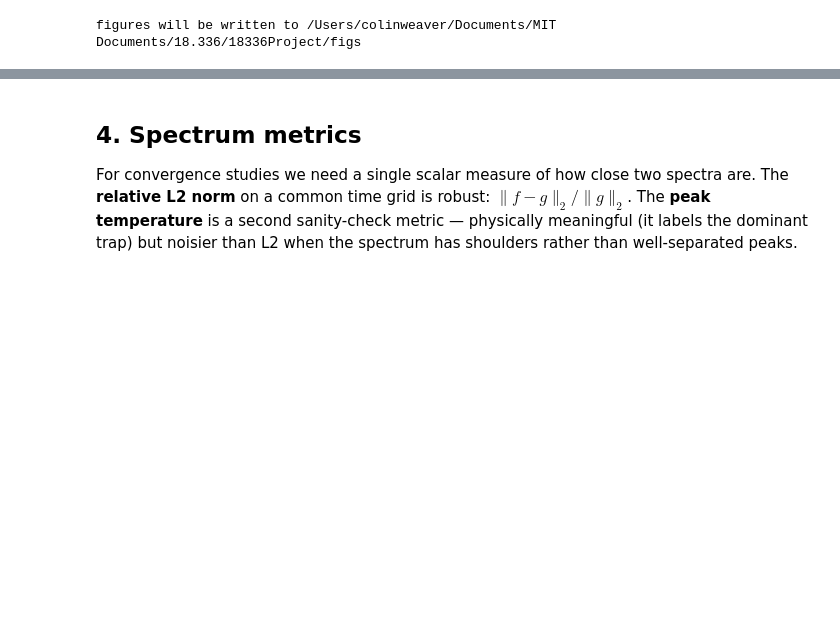
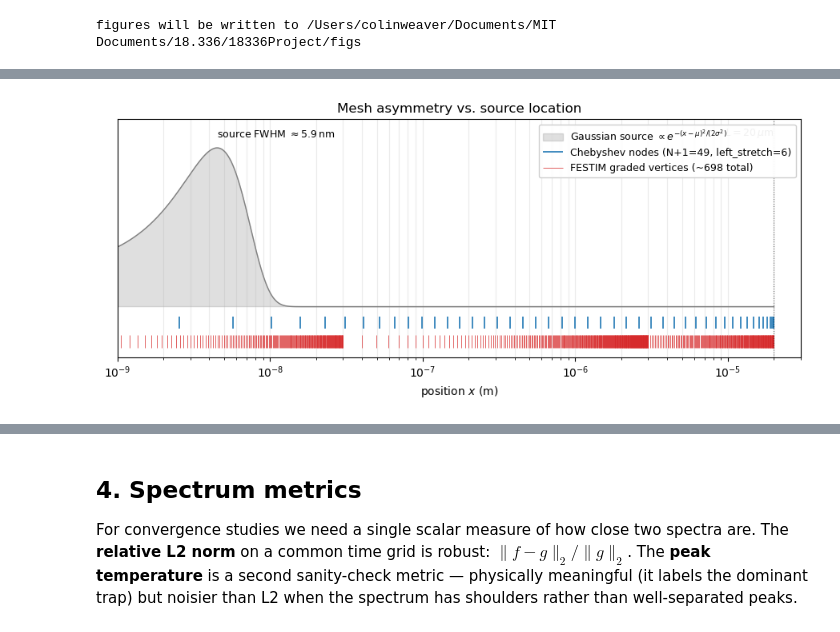
Before and after one commit to WeaverC20/18336Project, a Jupyter notebook: python/tds_inverse.ipynb, the cells around one changed output, grey strips where cells are left out. Cells and saved outputs as stored; diff of their text form; code cells hidden in the pictures; blank space fills up the shorter version.

```diff
--- a/python/tds_inverse.ipynb
+++ b/python/tds_inverse.ipynb
@@ -79,7 +80,7 @@ IMPLANT_TIME = 400.0              # s, implantation duration
 INCIDENT_FLUX = 2.5e19 / AVOGADRO # mol/m^2/s, ion flux during implantation
 CENTER, WIDTH = 4.5e-9, 2.5e-9    # m, Gaussian source: mean and std-dev
 T_IMPLANT = 300.0                 # K, holding temperature pre-TDS
-T_RAMP = 8.0                      # K/s, TDS ramp rate
+T_RAMP = 6.0                      # K/s, TDS ramp rate
 START_TDS = IMPLANT_TIME + 50.0   # s, ramp begins at t=450
 FINAL_TIME = 500.0                # s, end of simulation
 
@@ -87,6 +88,14 @@ FINAL_TIME = 500.0                # s, end of simulation
 N1_TRUE, N2_TRUE = 1.3e-3, 4e-4   # site fractions (dimensionless)
 E1_TRUE, E2_TRUE = 0.87, 1.0      # detrapping activation energies (eV)
 THETA_TRUE = np.array([N1_TRUE, N2_TRUE, E1_TRUE, E2_TRUE])
+
+# Sinh-stretch alpha for the Chebyshev mesh: bigger -> nodes pile up more
+# aggressively near x=0 where the Gaussian source lives. alpha=6 keeps a
+# meaningful cluster near the source while leaving enough bulk nodes for
+# the trapped-H profile that develops during the TDS ramp -- more extreme
+# values (e.g. alpha=8 or 9) over-cluster and the sweep stops converging
+# in the tested N range.
+LEFT_STRETCH = 6.0
 
 # trapping prefactor: 4.1e-7 / (1.1e-10^2 * 6 * w_atom_density_in_mol_per_m3).
 # this is the standard McNabb-Foster expression for nu_m as used by FESTIM.
@@ -115,0 +138,72 @@ measured TDS signal.
+# %%
+# Mesh-and-source visualisation: why we cluster nodes near x=0.
+# Top: filled grey Gaussian source profile (normalised).
+# Middle ticks: sinh-stretched Chebyshev nodes (N=48, left_stretch=LEFT_STRETCH).
+# Bottom ticks: FESTIM graded mesh vertices at scale=1.0.
+# log-x so the 5.9 nm FWHM and the 20 um domain are both visible.
+
+# Chebyshev mesh
+cheb_mesh_viz = CF.ChebyshevMesh1D(N=48, x_max=L, left_stretch=LEFT_STRETCH)
+cheb_x = np.asarray(cheb_mesh_viz.x)
+cheb_x_pos = cheb_x[cheb_x > 0]  # log-x can't show x=0; flag it separately
+
+# FESTIM graded vertices, same construction as run_festim_tds at scale=1.0
+n_a, n_b, n_c = 200, 300, 200
+fes_x = np.concatenate([
+    np.linspace(0, 30e-9,    num=n_a),
+    np.linspace(30e-9, 3e-6, num=n_b)[1:],
+    np.linspace(3e-6, L,     num=n_c)[1:],
+])
+fes_x_pos = fes_x[fes_x > 0]
+
+# Gaussian source profile, normalised so the peak sits at 1
+xx = np.geomspace(1e-10, L, 2000)
+g = np.exp(-0.5 * ((xx - CENTER) / WIDTH) ** 2)
+
+fig, ax = plt.subplots(figsize=(9, 4.0))
+
+# source profile
+ax.fill_between(xx, 0, g, color="grey", alpha=0.25,
+                label=r"Gaussian source $\propto e^{-(x - \mu)^2/(2\sigma^2)}$")
+ax.plot(xx, g, color="grey", lw=1.0)
+
+# Chebyshev node ticks (just above the source baseline)
+y_cheb = -0.10
+ax.vlines(cheb_x_pos, y_cheb - 0.04, y_cheb + 0.04,
+          color="C0", lw=1.2, label=f"Chebyshev nodes (N+1=49, left_stretch={LEFT_STRETCH:g})")
+
+# FESTIM vertex ticks (further below)
+y_fes = -0.22
+ax.vlines(fes_x_pos, y_fes - 0.04, y_fes + 0.04,
+          color="C3", lw=0.6, alpha=0.85,
+          label=f"FESTIM graded vertices (~{len(fes_x)} total)")
+
+# domain endpoints
+ax.axvline(L, color="k", ls=":", lw=0.8, alpha=0.6)
+ax.text(L, 1.05, r"$L = 20\,\mu\mathrm{m}$", ha="right", va="bottom", fontsize=9)
+ax.text(CENTER, 1.05, r"source FWHM $\approx 5.9\,\mathrm{nm}$",
+        ha="left", va="bottom", fontsize=9)
+
+ax.set_xscale("log")
+ax.set_xlim(1e-9, L * 1.5)
+ax.set_ylim(-0.32, 1.18)
+ax.set_xlabel("position $x$ (m)")
+ax.set_yticks([])
+ax.set_title("Mesh asymmetry vs. source location")
+ax.legend(loc="upper right", fontsize=9, framealpha=0.95)
+ax.grid(alpha=0.25, which="both", axis="x")
+
+fig.tight_layout()
+fig.savefig(os.path.join(FIG_DIR, "tds_mesh_source.pdf"), bbox_inches="tight")
+plt.show()
+
+# how many nodes/vertices actually fall inside the source FWHM (~ +/- 2.94 nm)
+fwhm = 2.355 * WIDTH
+in_fwhm_lo, in_fwhm_hi = CENTER - 0.5 * fwhm, CENTER + 0.5 * fwhm
+n_cheb_in = int(((cheb_x >= in_fwhm_lo) & (cheb_x <= in_fwhm_hi)).sum())
+n_fes_in = int(((fes_x >= in_fwhm_lo) & (fes_x <= in_fwhm_hi)).sum())
+print(f"nodes/vertices inside source FWHM ({fwhm*1e9:.1f} nm wide):")
+print(f"  Chebyshev (N+1=49, sinh-stretched): {n_cheb_in}")
+print(f"  FESTIM    (graded, scale=1.0)      : {n_fes_in}")
+# %% [output]
+[figure, added]
```
Also changed, not shown: parts of 53 cells of this notebook, 2 other files.
